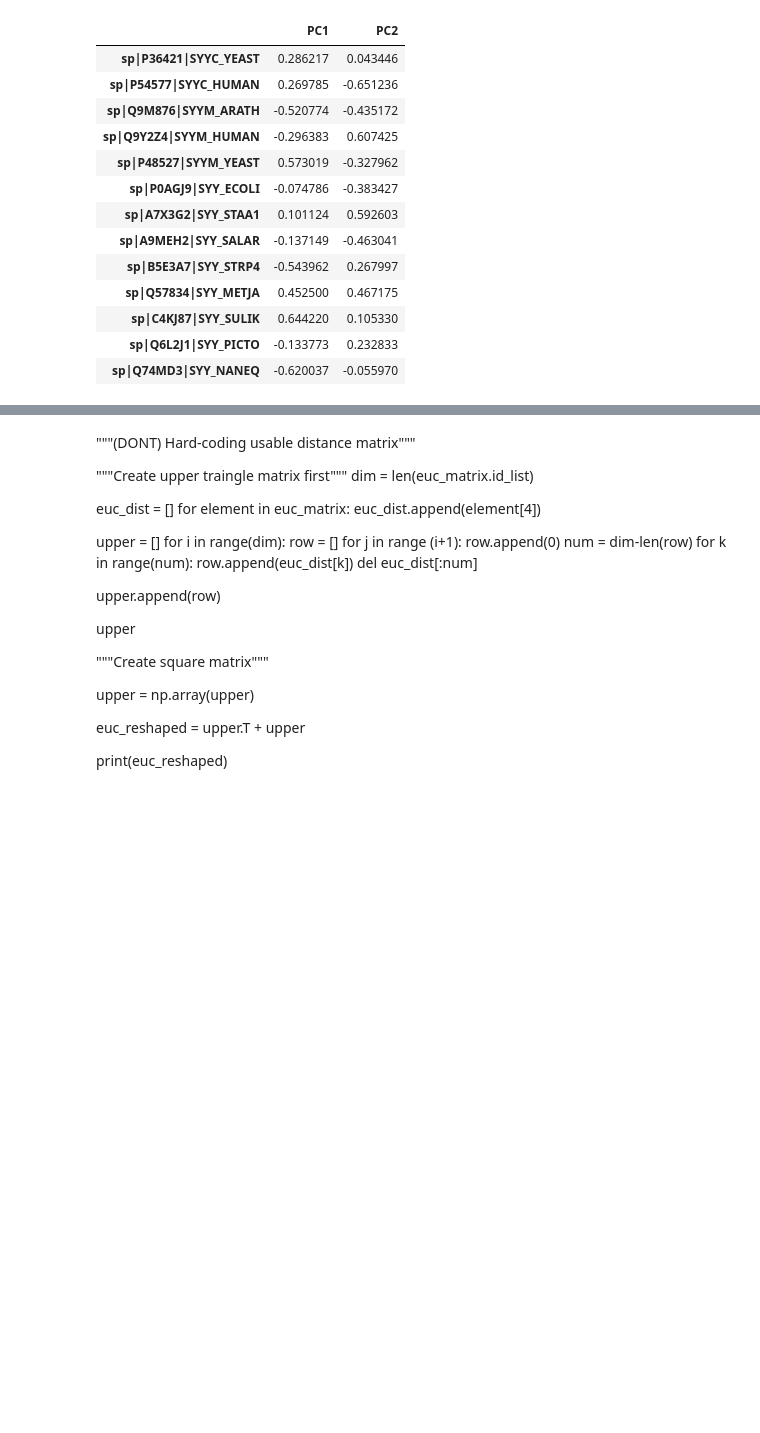
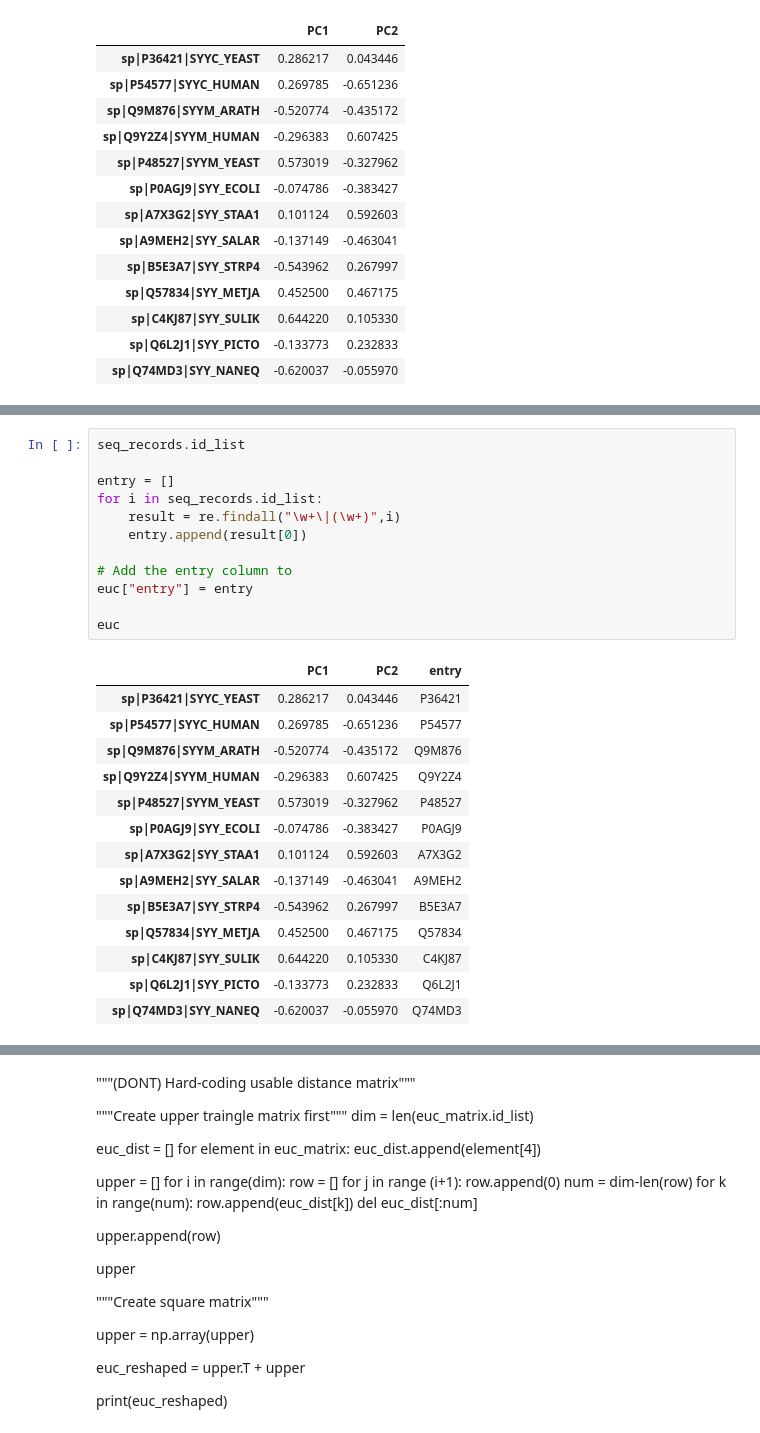
Before and after one commit to ymyf16/bioinfosummer, a Jupyter notebook: alfpy.ipynb, the cells around one changed output, grey strips where cells are left out. Drawn from its saved outputs; the diff is of its cells as text; blank space fills up the shorter version.

```diff
--- a/alfpy.ipynb
+++ b/alfpy.ipynb
@@ -217,0 +261,27 @@ px.scatter(euc, x="PC1", y="PC2",hover_name=euc.index)
+# %%
+seq_records.id_list
+
+entry = []
+for i in seq_records.id_list:
+    result = re.findall("\w+\|(\w+)",i)
+    entry.append(result[0])
+
+# Add the entry column to
+euc["entry"] = entry
+
+euc
+# %% [output]
+|  | PC1 | PC2 | entry |
+| sp|P36421|SYYC_YEAST | 0.286217 | 0.043446 | P36421 |
+| sp|P54577|SYYC_HUMAN | 0.269785 | -0.651236 | P54577 |
+| sp|Q9M876|SYYM_ARATH | -0.520774 | -0.435172 | Q9M876 |
+| sp|Q9Y2Z4|SYYM_HUMAN | -0.296383 | 0.607425 | Q9Y2Z4 |
+| sp|P48527|SYYM_YEAST | 0.573019 | -0.327962 | P48527 |
+| sp|P0AGJ9|SYY_ECOLI | -0.074786 | -0.383427 | P0AGJ9 |
+| sp|A7X3G2|SYY_STAA1 | 0.101124 | 0.592603 | A7X3G2 |
+| sp|A9MEH2|SYY_SALAR | -0.137149 | -0.463041 | A9MEH2 |
+| sp|B5E3A7|SYY_STRP4 | -0.543962 | 0.267997 | B5E3A7 |
+| sp|Q57834|SYY_METJA | 0.452500 | 0.467175 | Q57834 |
+| sp|C4KJ87|SYY_SULIK | 0.644220 | 0.105330 | C4KJ87 |
+| sp|Q6L2J1|SYY_PICTO | -0.133773 | 0.232833 | Q6L2J1 |
+| sp|Q74MD3|SYY_NANEQ | -0.620037 | -0.055970 | Q74MD3 |
```
Also changed, not shown: parts of 6 cells of this notebook.
